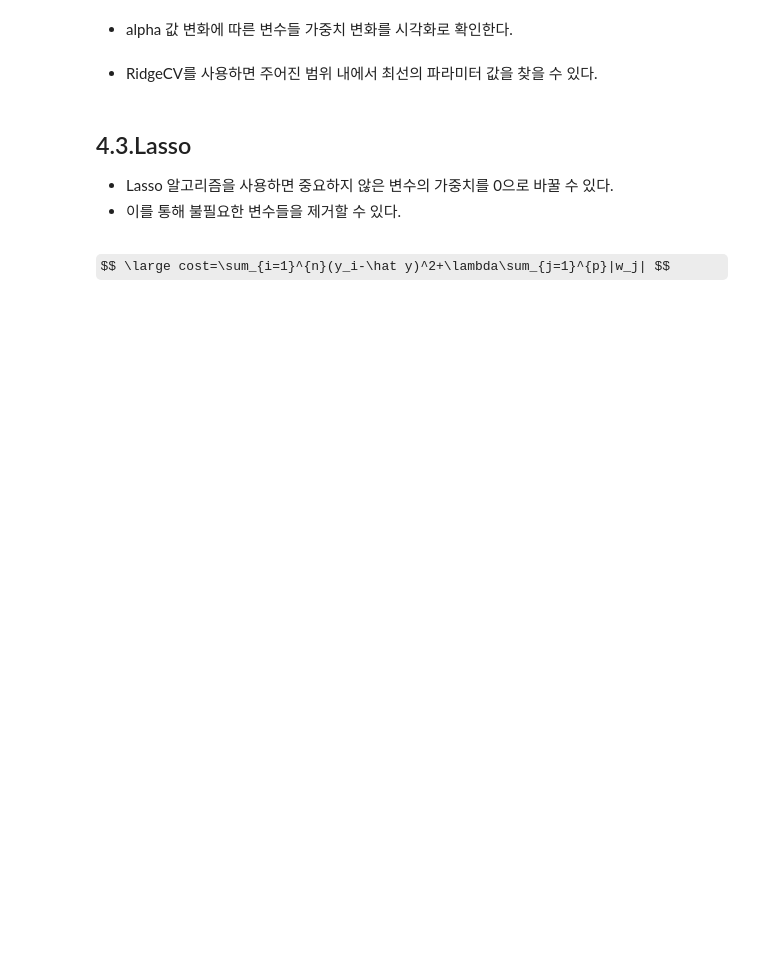
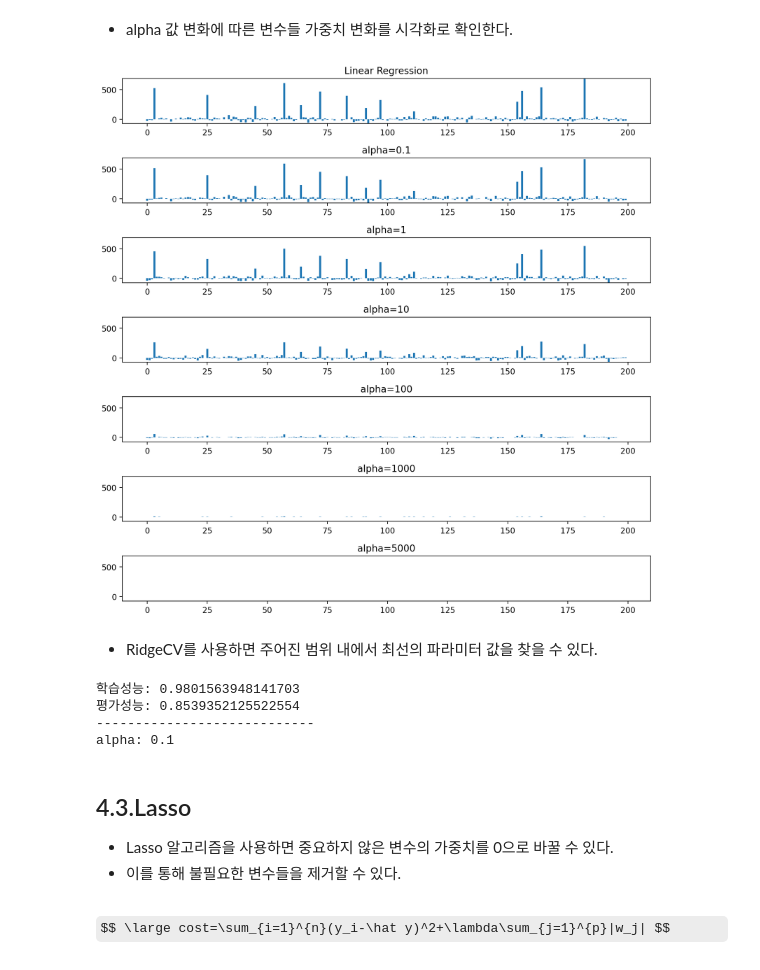
Before and after one commit to jexists/sk_network, a Jupyter notebook: 08.machine_learning/04_02_규제/04_02_규제(Regularization).ipynb, the cells around one changed output. Drawn from its saved outputs; the diff is of its cells as text; code cells hidden in the pictures; some formulas as TeX source; blank space fills up the shorter version.

```diff
--- a/08.machine_learning/04_02_규제/04_02_규제(Regularization).ipynb
+++ b/08.machine_learning/04_02_규제/04_02_규제(Regularization).ipynb
@@ -31,8 +31,22 @@ X, y, c = make_regression(n_samples=500,
                           random_state=1)
 # %% [markdown]
 **2) 학습용, 평가용 데이터 분리**
+# %%
+from sklearn.model_selection import train_test_split
+
+X_train, X_test, y_train, y_test = train_test_split(X, y,
+                                                    train_size=0.7,
+                                                    random_state=1)
 # %% [markdown]
 **3) 정규화**
+# %%
+from sklearn.preprocessing import MinMaxScaler
+
+scaler = MinMaxScaler()
+
+scaler.fit(X_train)
+X_train = scaler.transform(X_train)
+X_test = scaler.transform(X_test)
 # %% [markdown]
 # 4.모델링
 # %% [markdown]
@@ -64,3 +85,9 @@ plt.show()
 - 그렇다고 특정 변수의 가중치를 0으로 바꾸지는 않는다.
 # %% [markdown]
 $$ \large cost=\sum_{i=1}^{n}(y_i-\hat y)^2+\lambda\sum_{j=1}^{p}(w_j)^2 $$
+# %%
+from sklearn.linear_model import Ridge
+
+model_rg = Ridge(alpha=1) # 높일 수록 규제 강하게.
+
+model_rg.fit(X_train, y_train)
@@ -74,6 +106,12 @@ print('평가 성능:', )
 result = []
 alpha = [0.1, 1, 10, 100, 1000, 5000]
 for a in alpha:
-    model_rg =
-    model_rg.fit()
+    model_rg = Ridge(alpha=a)
+    model_rg.fit(X_train, y_train)
     result.append(model_rg.coef_)
+
+
+# 데이터 프레임 만들기
+df_coef = pd.DataFrame(result, index=alpha)
+
+df_coef
@@ -81,23 +128,25 @@ for a in alpha:
 - alpha 값 변화에 따른 변수들 가중치 변화를 시각화로 확인한다.
 # %%
 # y축 최솟값, 최댓값
-y_min =
-y_max =
-alpha =
+y_min = model.coef_.min()
+y_max = model.coef_.max()
+alpha = [0.1, 1, 10, 100, 1000, 5000]
 
 # 회귀 계수 변화 시각화
 plt.figure(figsize=(10,10))
 plt.subplot(7,1,1)
 plt.title('Linear Regression')
-plt.bar(x=range(0, 200), height=  )
+plt.bar(x=range(0, 200), height=model.coef_)
 plt.ylim(y_min, y_max)
 
 for idx, num in enumerate(alpha):
     plt.subplot(7,1,idx+2)
     plt.title(f'alpha={num}')
     plt.bar(x=range(0, 200), height=df_coef.loc[num])
     plt.ylim(y_min, y_max)
 plt.tight_layout()
 plt.show()
+# %% [output]
+[figure, added]
 # %% [markdown]
 - RidgeCV를 사용하면 주어진 범위 내에서 최선의 파라미터 값을 찾을 수 있다.
@@ -114,3 +153,23 @@ print('alpha:',  )
+# %%
+# 모델링(Ridge CV)
+from sklearn.linear_model import RidgeCV
+
+alpha = np.linspace(0.1,100,50) # 0.1 부터 100까지 숫자 50개를 균등하게 만들어라
+
+model_rg = RidgeCV(alphas=alpha, cv=5) # cv=5 훈련데이터를 5등분
+model_rg.fit(X_train, y_train)
+
+
+# 성능 확인
+print('학습성능:', model_rg.score(X_train, y_train)  )
+print('평가성능:', model_rg.score(X_test, y_test) )
+print('-' * 28)
+print('alpha:', model_rg.alpha_ )
+# %% [output]
+학습성능: 0.9801563948141703
+평가성능: 0.8539352125522554
+----------------------------
+alpha: 0.1
 # %% [markdown]
 ## 4.3.Lasso
 
```
Also changed, not shown: parts of 19 cells of this notebook, 9 other files.
